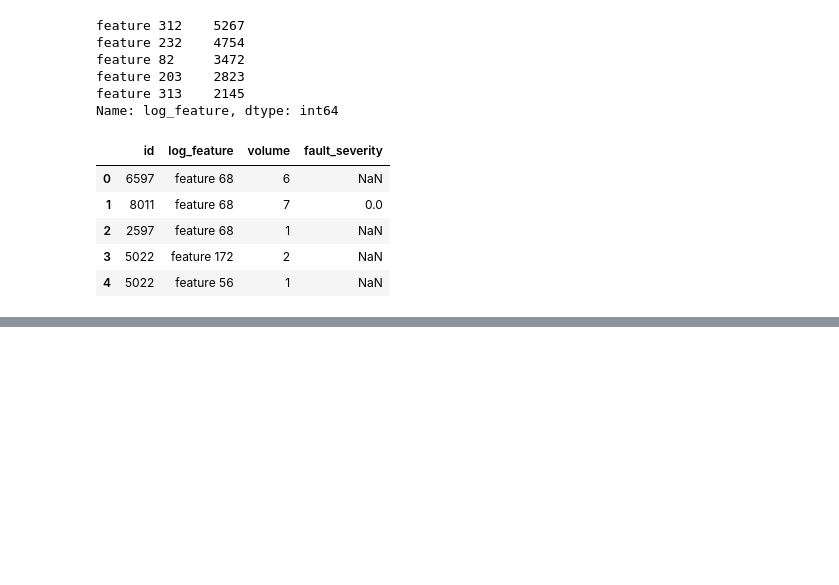
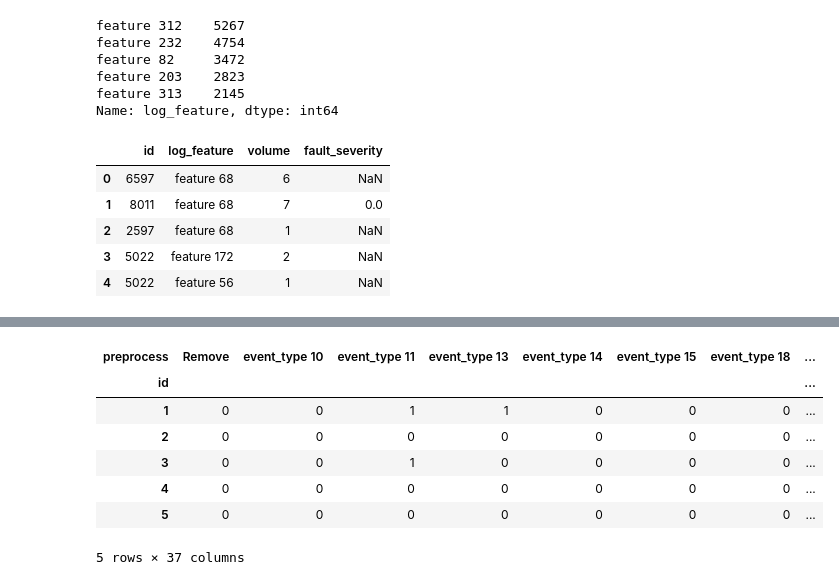
Before and after one commit to noguano/dsi_capstone, a Jupyter notebook: DSI US -5 ATX Capstone.ipynb, the cells around one changed output, grey strips where cells are left out. Drawn from its saved outputs; the diff is of its cells as text; code cells hidden in the pictures; blank space fills up the shorter version.

```diff
--- a/DSI US -5 ATX Capstone.ipynb
+++ b/DSI US -5 ATX Capstone.ipynb
@@ -329,0 +490,3 @@ log_feature.head()
+# %%
+resource_type = resource_type.merge(df[['id','fault_severity']], on='id')
+resource_type.head()
@@ -329,0 +544,3 @@ log_feature.head()
+# %%
+resource_type_merge = resource_type.pivot_table(index='id',columns='resource_type',aggfunc=lambda x: len(x), fill_value=0)
+resource_type_merge.shape
@@ -329,0 +549,3 @@ log_feature.head()
+# %%
+df = df.merge(resource_type_merge, left_on='id', right_index=True)
+df.head()
@@ -329,0 +575,3 @@ log_feature.head()
+# %%
+severity_type = severity_type.merge(df[['id','fault_severity']], on='id')
+severity_type.head()
@@ -329,0 +616,12 @@ log_feature.head()
+# %%
+severity_type_merge = severity_type.pivot_table(index='id',columns='severity_type',aggfunc=lambda x: len(x), fill_value=0)
+event_type_merge.head()
+# %% [output]
+| preprocess | Remove | event_type 10 | event_type 11 | event_type 13 | event_type 14 | event_type 15 | event_type 18 | ... |
+| id |  |  |  |  |  |  |  | ... |
+| 1 | 0 | 0 | 1 | 1 | 0 | 0 | 0 | ... |
+| 2 | 0 | 0 | 0 | 0 | 0 | 0 | 0 | ... |
+| 3 | 0 | 0 | 1 | 0 | 0 | 0 | 0 | ... |
+| 4 | 0 | 0 | 0 | 0 | 0 | 0 | 0 | ... |
+| 5 | 0 | 0 | 0 | 0 | 0 | 0 | 0 | ... |
+5 rows × 37 columns
```
Also changed, not shown: parts of 56 cells of this notebook, 1 other file.
